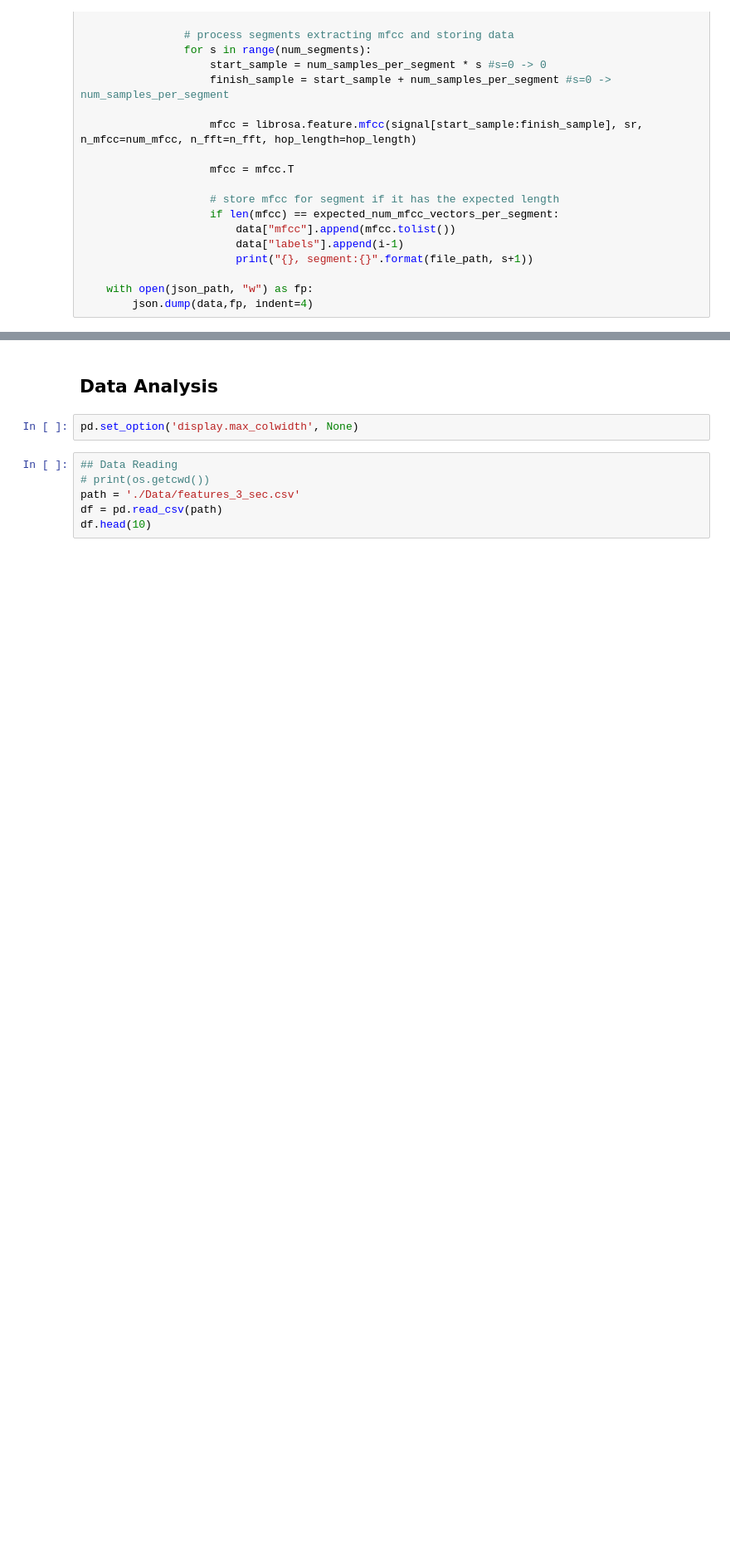
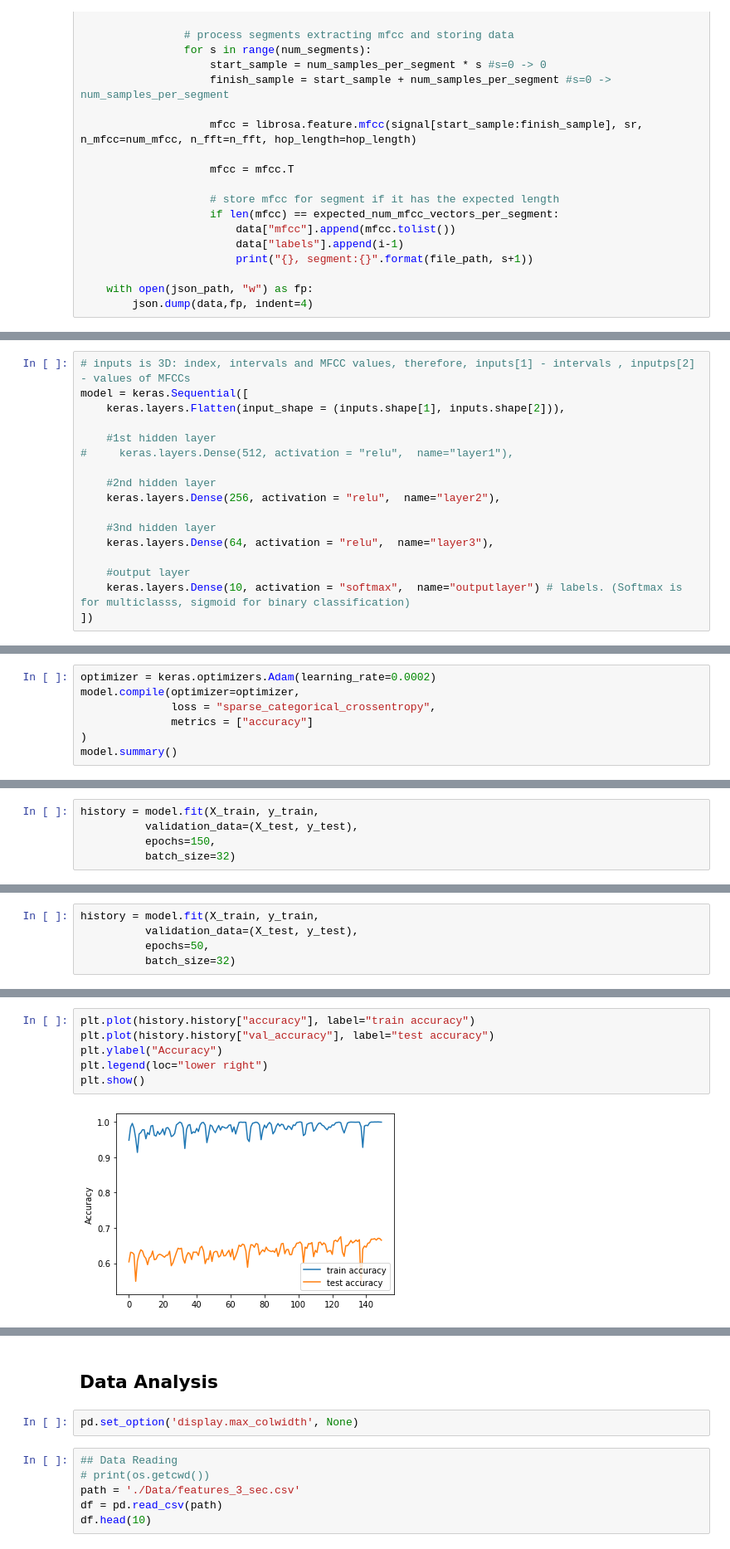
Before and after one commit to mrilyaskarimov/ADA-GW, a Jupyter notebook: Music_Genre_Classification/Music Genre Detection Using Deep Learning.ipynb, the cells around one changed output, grey strips where cells are left out. Shown at 83% size. Cells and saved outputs as stored; diff of their text form; blank space fills up the shorter version.

```diff
--- a/Music_Genre_Classification/Music Genre Detection Using Deep Learning.ipynb
+++ b/Music_Genre_Classification/Music Genre Detection Using Deep Learning.ipynb
@@ -305,0 +270,17 @@ Processing pop
+# %%
+# inputs is 3D: index, intervals and MFCC values, therefore, inputs[1] - intervals , inputps[2] - values of MFCCs
+model = keras.Sequential([
+    keras.layers.Flatten(input_shape = (inputs.shape[1], inputs.shape[2])),
+
+    #1st hidden layer
+#     keras.layers.Dense(512, activation = "relu",  name="layer1"),
+
+    #2nd hidden layer
+    keras.layers.Dense(256, activation = "relu",  name="layer2"),
+
+    #3nd hidden layer
+    keras.layers.Dense(64, activation = "relu",  name="layer3"),
+
+    #output layer
+    keras.layers.Dense(10, activation = "softmax",  name="outputlayer") # labels. (Softmax is for multiclasss, sigmoid for binary classification)
+])
@@ -305,0 +289,7 @@ Processing pop
+# %%
+optimizer = keras.optimizers.Adam(learning_rate=0.0002)
+model.compile(optimizer=optimizer,
+              loss = "sparse_categorical_crossentropy",
+              metrics = ["accuracy"]
+)
+model.summary()
@@ -305,0 +320,5 @@ Processing pop
+# %%
+history = model.fit(X_train, y_train,
+          validation_data=(X_test, y_test),
+          epochs=150,
+          batch_size=32)
@@ -305,0 +343,5 @@ Processing pop
+# %%
+history = model.fit(X_train, y_train,
+          validation_data=(X_test, y_test),
+          epochs=50,
+          batch_size=32)
@@ -305,0 +370,8 @@ Processing pop
+# %%
+plt.plot(history.history["accuracy"], label="train accuracy")
+plt.plot(history.history["val_accuracy"], label="test accuracy")
+plt.ylabel("Accuracy")
+plt.legend(loc="lower right")
+plt.show()
+# %% [output]
+[figure, added]
```
Also changed, not shown: parts of 44 cells of this notebook, 1 other file.
